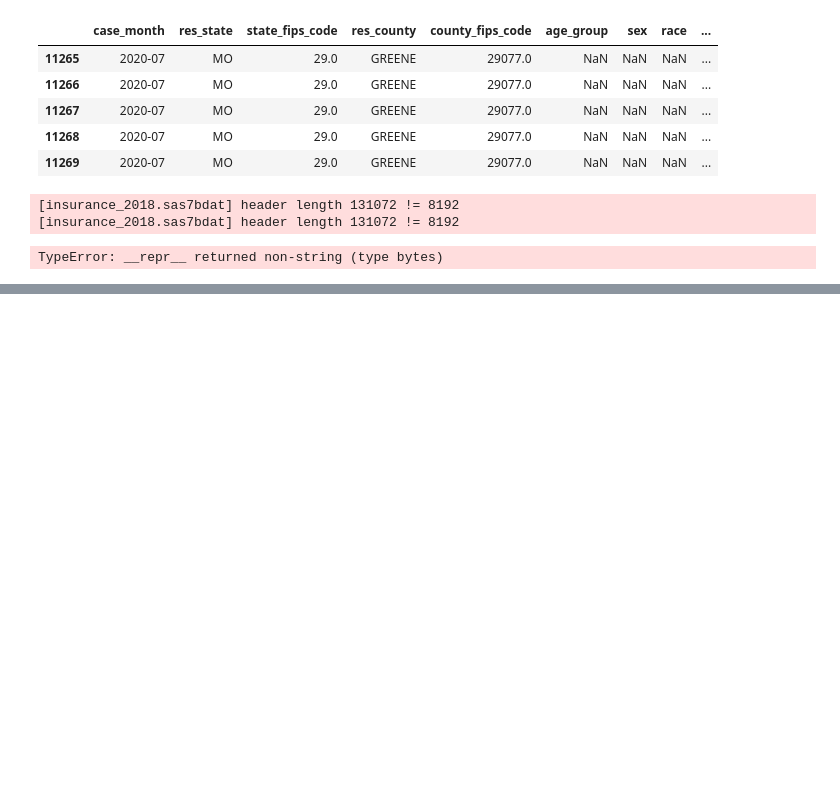
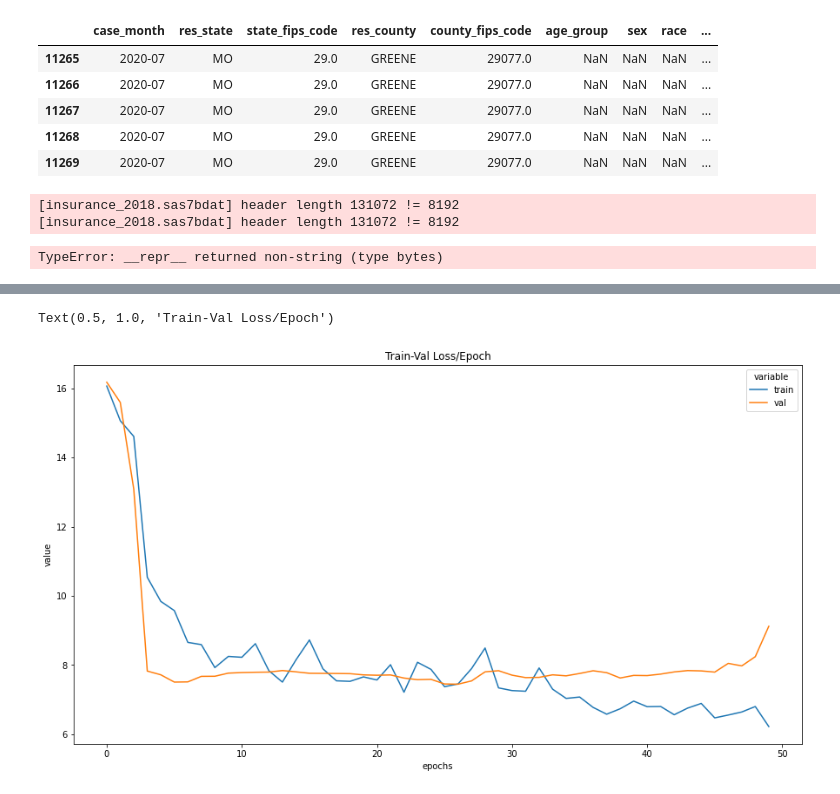
Before and after one commit to duyhho/Dynahealth-Backend, a Jupyter notebook: COVID.ipynb, the cells around one changed output, grey strips where cells are left out. Saved outputs shown, nothing was run; the diff lists cells and outputs as text; code cells hidden in the pictures; blank space fills up the shorter version.

```diff
--- a/COVID.ipynb
+++ b/COVID.ipynb
@@ -102,0 +255,5 @@ insurance_df[insurance_df['AHITYP1'] != 0][['HIOWN','HIPAID','HITYP', 'AHITYP1',
+# %%
+# Train - Test
+X_trainval, X_test, y_trainval, y_test = train_test_split(X, y, test_size=0.2, random_state=69)
+# Split train" into train-val
+X_train, X_val, y_train, y_val = train_test_split(X_trainval, y_trainval, test_size=0.1, random_state=96)
@@ -102,0 +310,26 @@ insurance_df[insurance_df['AHITYP1'] != 0][['HIOWN','HIPAID','HITYP', 'AHITYP1',
+# %%
+class RegressionDataset(Dataset):
+
+    def __init__(self, X_data, y_data):
+        self.X_data = X_data
+        self.y_data = y_data
+
+    def __getitem__(self, index):
+        return self.X_data[index], self.y_data[index]
+
+    def __len__ (self):
+        return len(self.X_data)
+train_dataset = RegressionDataset(torch.from_numpy(X_train).float(), torch.from_numpy(y_train).float())
+val_dataset = RegressionDataset(torch.from_numpy(X_val).float(), torch.from_numpy(y_val).float())
+test_dataset = RegressionDataset(torch.from_numpy(X_test).float(), torch.from_numpy(y_test).float())
+# unseen_dataset = RegressionDataset(torch.from_numpy(Z_test).float(), torch.from_numpy(y_test).float())
+# %%
+EPOCHS = 50
+BATCH_SIZE = 128
+LEARNING_RATE = 0.001
+NUM_FEATURES = len(X.columns)
+
+train_loader = DataLoader(dataset=train_dataset, batch_size=BATCH_SIZE, shuffle=True)
+val_loader = DataLoader(dataset=val_dataset, batch_size=1)
+test_loader = DataLoader(dataset=test_dataset, batch_size=1)
+# unseen_loader = DataLoader(dataset=unseen_dataset, batch_size=1)
@@ -102,0 +406,10 @@ insurance_df[insurance_df['AHITYP1'] != 0][['HIOWN','HIPAID','HITYP', 'AHITYP1',
+# %%
+device = torch.device("cuda:0" if torch.cuda.is_available() else "cpu")
+print(device)
+model = MultipleRegression(NUM_FEATURES)
+model.to(device)
+print(model)
+criterion = nn.MSELoss()
+# criterion = nn.L1Loss()
+
+optimizer = optim.Adam(model.parameters(), lr=LEARNING_RATE)
@@ -102,0 +492,7 @@ insurance_df[insurance_df['AHITYP1'] != 0][['HIOWN','HIPAID','HITYP', 'AHITYP1',
+# %%
+train_val_loss_df = pd.DataFrame.from_dict(loss_stats).reset_index().melt(id_vars=['index']).rename(columns={"index":"epochs"})
+plt.figure(figsize=(15,8))
+sns.lineplot(data=train_val_loss_df, x = "epochs", y="value", hue="variable").set_title('Train-Val Loss/Epoch')
+# %% [output]
+Text(0.5, 1.0, 'Train-Val Loss/Epoch')
+[figure, added]
```
Also changed, not shown: parts of 37 cells of this notebook, 5 other files.
